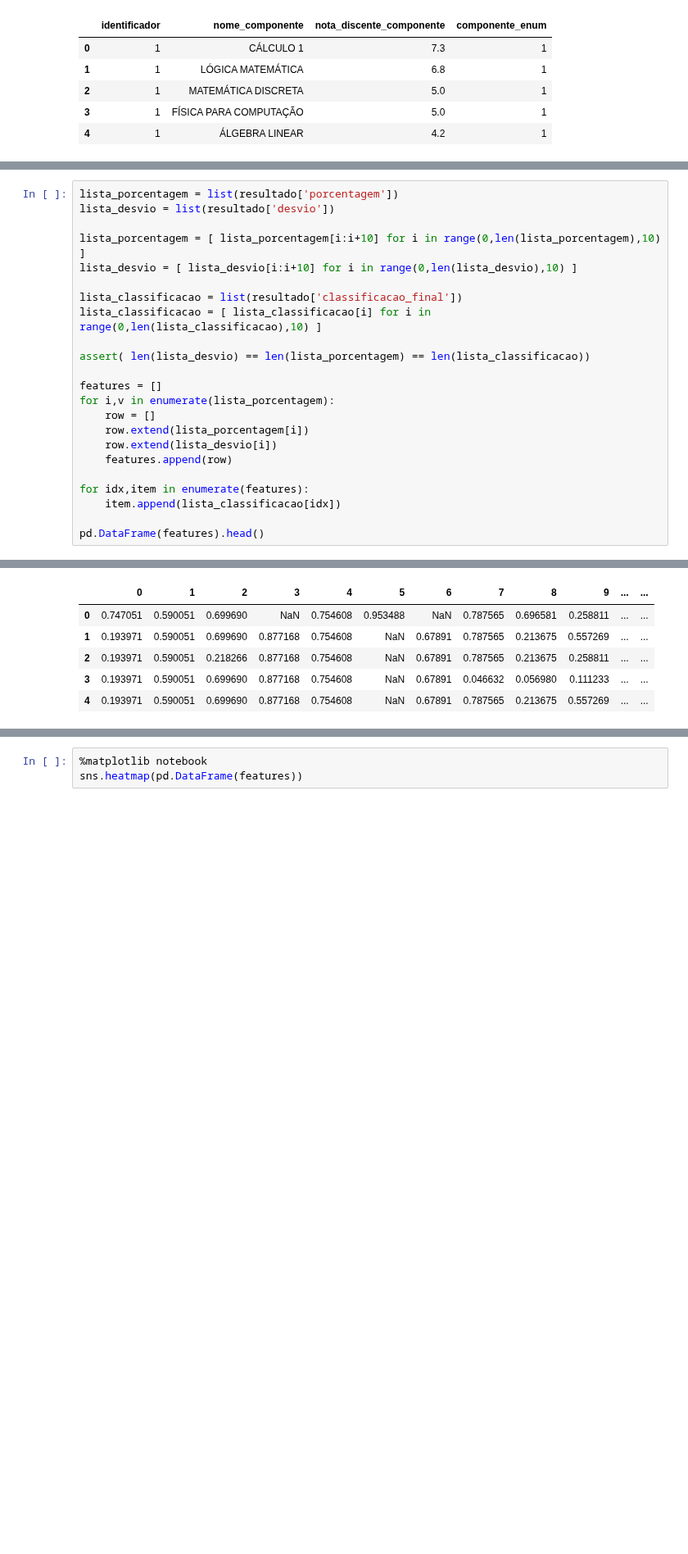
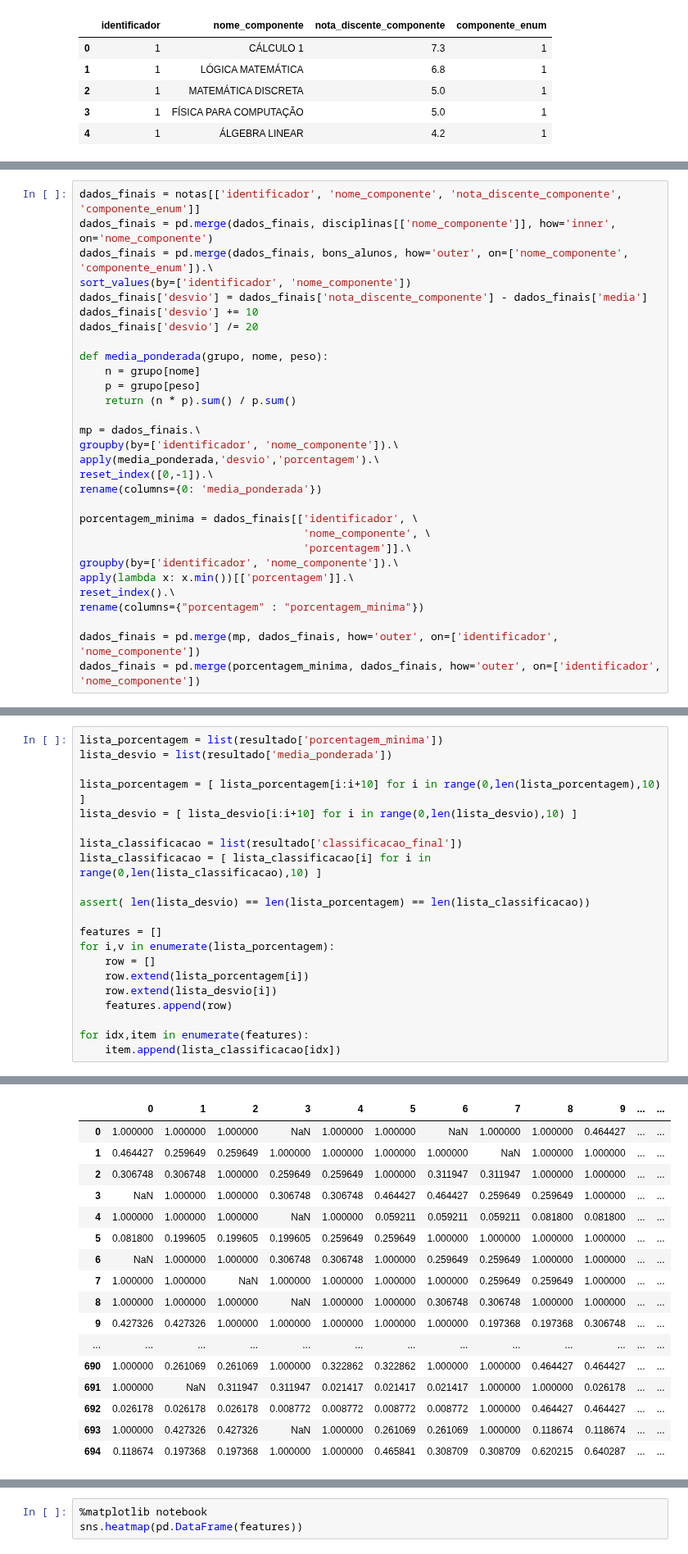
Before and after one commit to luanagbmartins/inteligencia-artificial, a Jupyter notebook: Decision Tree.ipynb, the cells around one changed output, grey strips where cells are left out. Shown at 82% size. Saved outputs shown, nothing was run; the diff lists cells and outputs as text; blank space fills up the shorter version.

```diff
--- a/Decision Tree.ipynb
+++ b/Decision Tree.ipynb
@@ -271 +253,31 @@ dados_finais.head(30)
+# %%
+dados_finais = notas[['identificador', 'nome_componente', 'nota_discente_componente', 'componente_enum']]
+dados_finais = pd.merge(dados_finais, disciplinas[['nome_componente']], how='inner', on='nome_componente')
+dados_finais = pd.merge(dados_finais, bons_alunos, how='outer', on=['nome_componente', 'componente_enum']).\
+sort_values(by=['identificador', 'nome_componente'])
+dados_finais['desvio'] = dados_finais['nota_discente_componente'] - dados_finais['media']
+dados_finais['desvio'] += 10
+dados_finais['desvio'] /= 20
+
+def media_ponderada(grupo, nome, peso):
+    n = grupo[nome]
+    p = grupo[peso]
+    return (n * p).sum() / p.sum()
+
+mp = dados_finais.\
+groupby(by=['identificador', 'nome_componente']).\
+apply(media_ponderada,'desvio','porcentagem').\
+reset_index([0,-1]).\
+rename(columns={0: 'media_ponderada'})
+
+porcentagem_minima = dados_finais[['identificador', \
+                                   'nome_componente', \
+                                   'porcentagem']].\
+groupby(by=['identificador', 'nome_componente']).\
+apply(lambda x: x.min())[['porcentagem']].\
+reset_index().\
+rename(columns={"porcentagem" : "porcentagem_minima"})
+
+dados_finais = pd.merge(mp, dados_finais, how='outer', on=['identificador', 'nome_componente'])
+dados_finais = pd.merge(porcentagem_minima, dados_finais, how='outer', on=['identificador', 'nome_componente'])
 # %%
@@ -348,6 +327,6 @@ resultado.head(35)
 # %%
-lista_porcentagem = list(resultado['porcentagem'])
-lista_desvio = list(resultado['desvio'])
+lista_porcentagem = list(resultado['porcentagem_minima'])
+lista_desvio = list(resultado['media_ponderada'])
 
 lista_porcentagem = [ lista_porcentagem[i:i+10] for i in range(0,len(lista_porcentagem),10) ]
 lista_desvio = [ lista_desvio[i:i+10] for i in range(0,len(lista_desvio),10) ]
@@ -366,6 +345,4 @@ for i,v in enumerate(lista_porcentagem):
 
 for idx,item in enumerate(features):
     item.append(lista_classificacao[idx])
-
-pd.DataFrame(features).head()
 # %% [output]
@@ -372,6 +350,17 @@ pd.DataFrame(features).head()
 |  | 0 | 1 | 2 | 3 | 4 | 5 | 6 | 7 | 8 | 9 | ... | ... |
-| 0 | 0.747051 | 0.590051 | 0.699690 | NaN | 0.754608 | 0.953488 | NaN | 0.787565 | 0.696581 | 0.258811 | ... | ... |
-| 1 | 0.193971 | 0.590051 | 0.699690 | 0.877168 | 0.754608 | NaN | 0.67891 | 0.787565 | 0.213675 | 0.557269 | ... | ... |
-| 2 | 0.193971 | 0.590051 | 0.218266 | 0.877168 | 0.754608 | NaN | 0.67891 | 0.787565 | 0.213675 | 0.258811 | ... | ... |
-| 3 | 0.193971 | 0.590051 | 0.699690 | 0.877168 | 0.754608 | NaN | 0.67891 | 0.046632 | 0.056980 | 0.111233 | ... | ... |
-| 4 | 0.193971 | 0.590051 | 0.699690 | 0.877168 | 0.754608 | NaN | 0.67891 | 0.787565 | 0.213675 | 0.557269 | ... | ... |
+| 0 | 1.000000 | 1.000000 | 1.000000 | NaN | 1.000000 | 1.000000 | NaN | 1.000000 | 1.000000 | 0.464427 | ... | ... |
+| 1 | 0.464427 | 0.259649 | 0.259649 | 1.000000 | 1.000000 | 1.000000 | 1.000000 | NaN | 1.000000 | 1.000000 | ... | ... |
+| 2 | 0.306748 | 0.306748 | 1.000000 | 0.259649 | 0.259649 | 1.000000 | 0.311947 | 0.311947 | 1.000000 | 1.000000 | ... | ... |
+| 3 | NaN | 1.000000 | 1.000000 | 0.306748 | 0.306748 | 0.464427 | 0.464427 | 0.259649 | 0.259649 | 1.000000 | ... | ... |
+| 4 | 1.000000 | 1.000000 | 1.000000 | NaN | 1.000000 | 0.059211 | 0.059211 | 0.059211 | 0.081800 | 0.081800 | ... | ... |
+| 5 | 0.081800 | 0.199605 | 0.199605 | 0.199605 | 0.259649 | 0.259649 | 1.000000 | 1.000000 | 1.000000 | 1.000000 | ... | ... |
+| 6 | NaN | 1.000000 | 1.000000 | 0.306748 | 0.306748 | 1.000000 | 0.259649 | 0.259649 | 1.000000 | 1.000000 | ... | ... |
+| 7 | 1.000000 | 1.000000 | NaN | 1.000000 | 1.000000 | 1.000000 | 1.000000 | 0.259649 | 0.259649 | 1.000000 | ... | ... |
+| 8 | 1.000000 | 1.000000 | 1.000000 | NaN | 1.000000 | 1.000000 | 0.306748 | 0.306748 | 1.000000 | 1.000000 | ... | ... |
+| 9 | 0.427326 | 0.427326 | 1.000000 | 1.000000 | 1.000000 | 1.000000 | 1.000000 | 0.197368 | 0.197368 | 0.306748 | ... | ... |
+| ... | ... | ... | ... | ... | ... | ... | ... | ... | ... | ... | ... | ... |
+| 690 | 1.000000 | 0.261069 | 0.261069 | 1.000000 | 0.322862 | 0.322862 | 1.000000 | 1.000000 | 0.464427 | 0.464427 | ... | ... |
+| 691 | 1.000000 | NaN | 0.311947 | 0.311947 | 0.021417 | 0.021417 | 0.021417 | 1.000000 | 1.000000 | 0.026178 | ... | ... |
+| 692 | 0.026178 | 0.026178 | 0.026178 | 0.008772 | 0.008772 | 0.008772 | 0.008772 | 1.000000 | 0.464427 | 0.464427 | ... | ... |
+| 693 | 1.000000 | 0.427326 | 0.427326 | NaN | 1.000000 | 0.261069 | 0.261069 | 1.000000 | 0.118674 | 0.118674 | ... | ... |
+| 694 | 0.118674 | 0.197368 | 0.197368 | 1.000000 | 1.000000 | 0.465841 | 0.308709 | 0.308709 | 0.620215 | 0.640287 | ... | ... |
```
Also changed, not shown: parts of 6 cells of this notebook, 1 other file.
